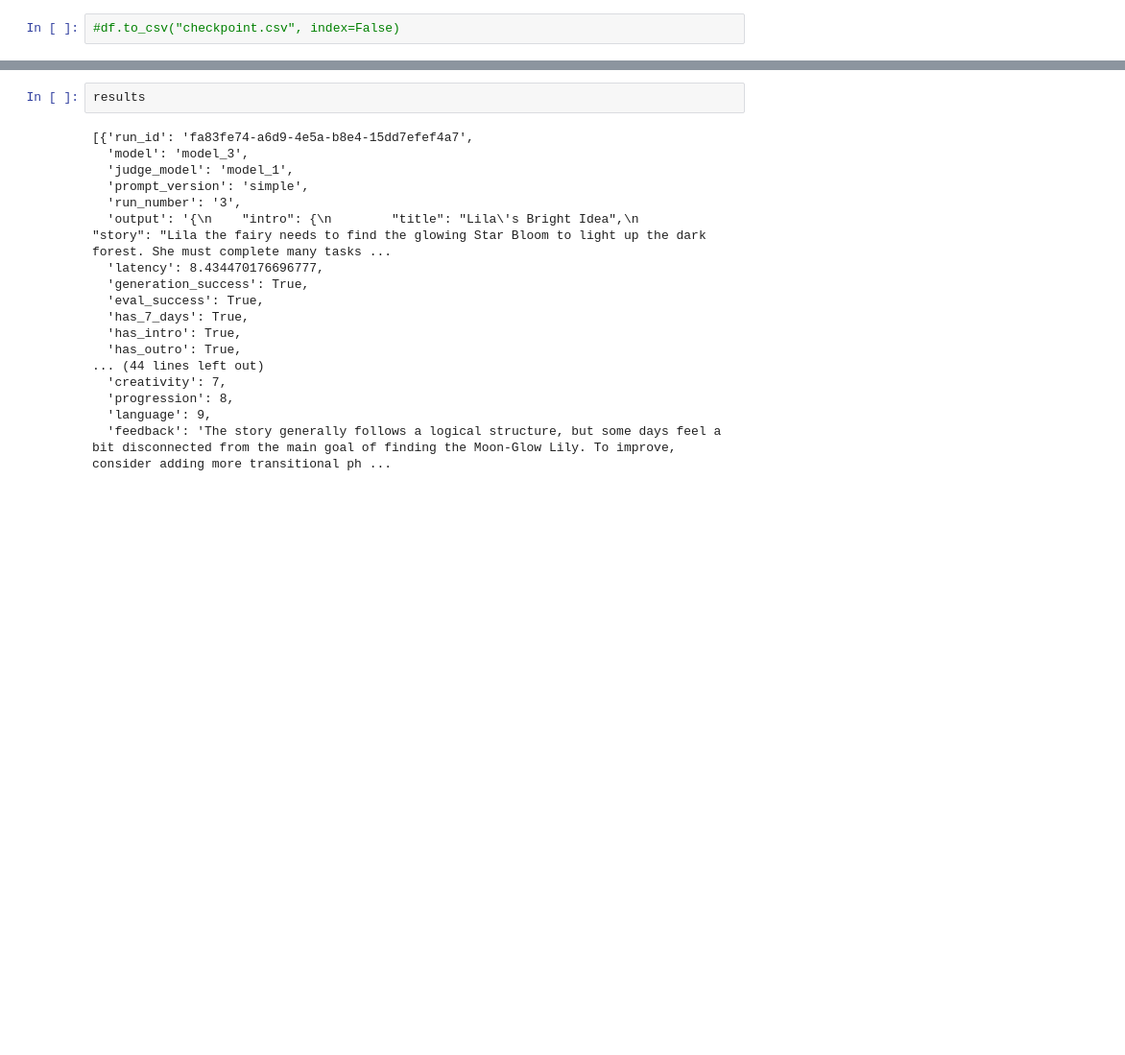
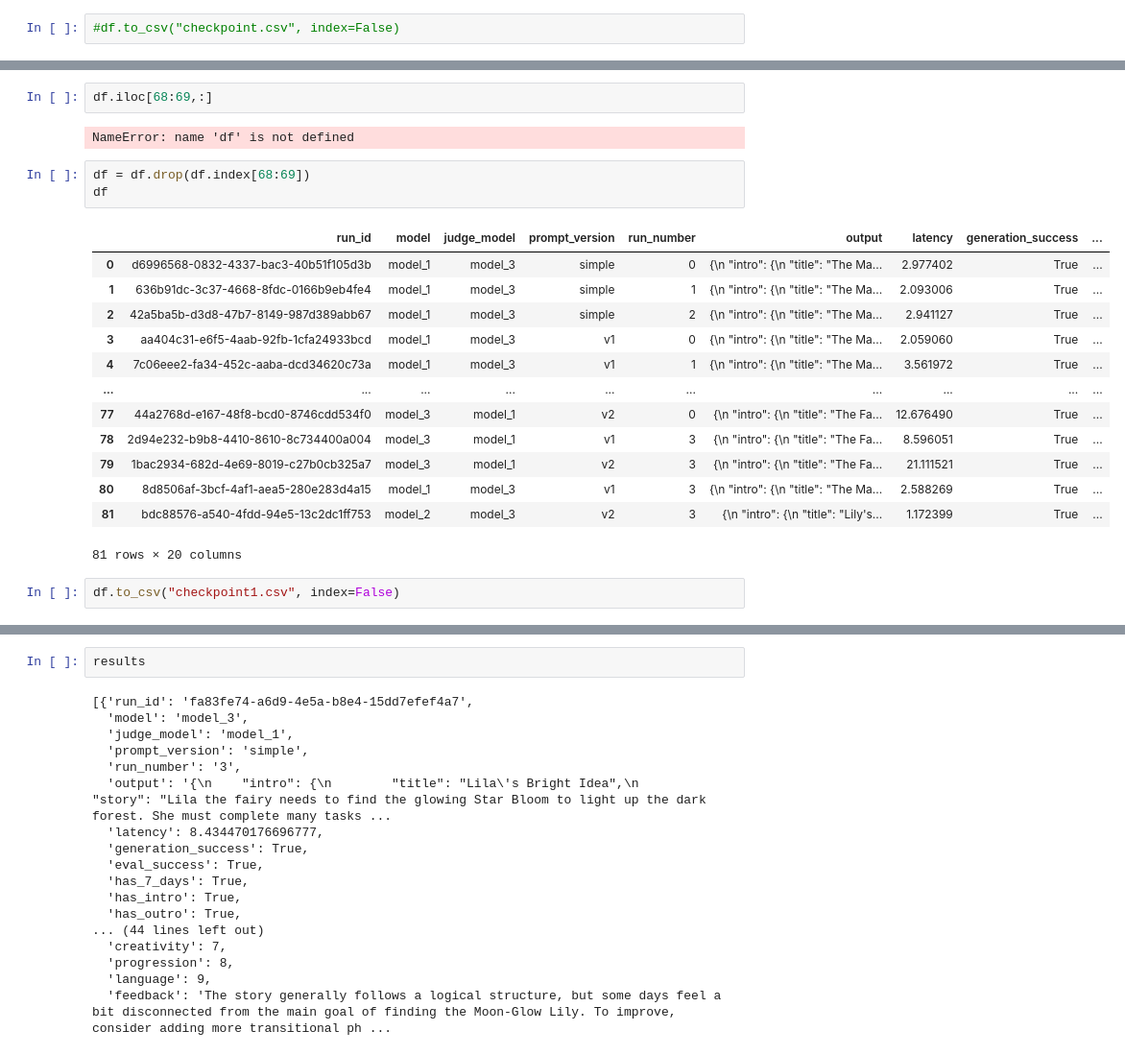
Before and after one commit to waad-moaness/AI_story_generator, a Jupyter notebook: llm_evaluation.ipynb, the cells around one changed output, grey strips where cells are left out. Shown at 96% size. Cells and saved outputs as stored; diff of their text form; blank space fills up the shorter version.

```diff
--- a/llm_evaluation.ipynb
+++ b/llm_evaluation.ipynb
@@ -655,0 +642,23 @@ df
+# %%
+df.iloc[68:69,:]
+# %% [output]
+NameError: name 'df' is not defined
+# %%
+df = df.drop(df.index[68:69])
+df
+# %% [output]
+|  | run_id | model | judge_model | prompt_version | run_number | output | latency | generation_success | ... |
+| 0 | d6996568-0832-4337-bac3-40b51f105d3b | model_1 | model_3 | simple | 0 | {\n "intro": {\n "title": "The Ma... | 2.977402 | True | ... |
+| 1 | 636b91dc-3c37-4668-8fdc-0166b9eb4fe4 | model_1 | model_3 | simple | 1 | {\n "intro": {\n "title": "The Ma... | 2.093006 | True | ... |
+| 2 | 42a5ba5b-d3d8-47b7-8149-987d389abb67 | model_1 | model_3 | simple | 2 | {\n "intro": {\n "title": "The Ma... | 2.941127 | True | ... |
+| 3 | aa404c31-e6f5-4aab-92fb-1cfa24933bcd | model_1 | model_3 | v1 | 0 | {\n "intro": {\n "title": "The Ma... | 2.059060 | True | ... |
+| 4 | 7c06eee2-fa34-452c-aaba-dcd34620c73a | model_1 | model_3 | v1 | 1 | {\n "intro": {\n "title": "The Ma... | 3.561972 | True | ... |
+| ... | ... | ... | ... | ... | ... | ... | ... | ... | ... |
+| 77 | 44a2768d-e167-48f8-bcd0-8746cdd534f0 | model_3 | model_1 | v2 | 0 | {\n "intro": {\n "title": "The Fa... | 12.676490 | True | ... |
+| 78 | 2d94e232-b9b8-4410-8610-8c734400a004 | model_3 | model_1 | v1 | 3 | {\n "intro": {\n "title": "The Fa... | 8.596051 | True | ... |
+| 79 | 1bac2934-682d-4e69-8019-c27b0cb325a7 | model_3 | model_1 | v2 | 3 | {\n "intro": {\n "title": "The Fa... | 21.111521 | True | ... |
+| 80 | 8d8506af-3bcf-4af1-aea5-280e283d4a15 | model_1 | model_3 | v1 | 3 | {\n "intro": {\n "title": "The Ma... | 2.588269 | True | ... |
+| 81 | bdc88576-a540-4fdd-94e5-13c2dc1ff753 | model_2 | model_3 | v2 | 3 | {\n "intro": {\n "title": "Lily's... | 1.172399 | True | ... |
+81 rows × 20 columns
+# %%
+df.to_csv("checkpoint1.csv", index=False)
```
Also changed, not shown: parts of 22 cells of this notebook, 5 other files.
